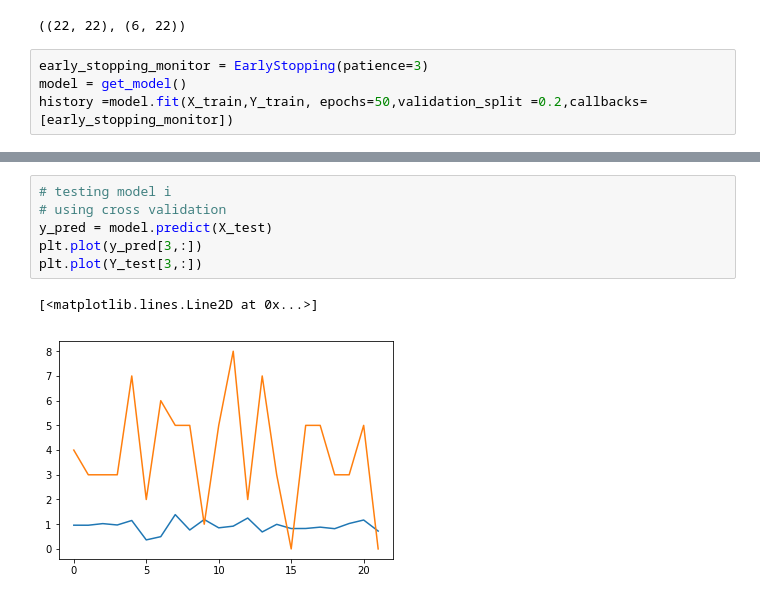
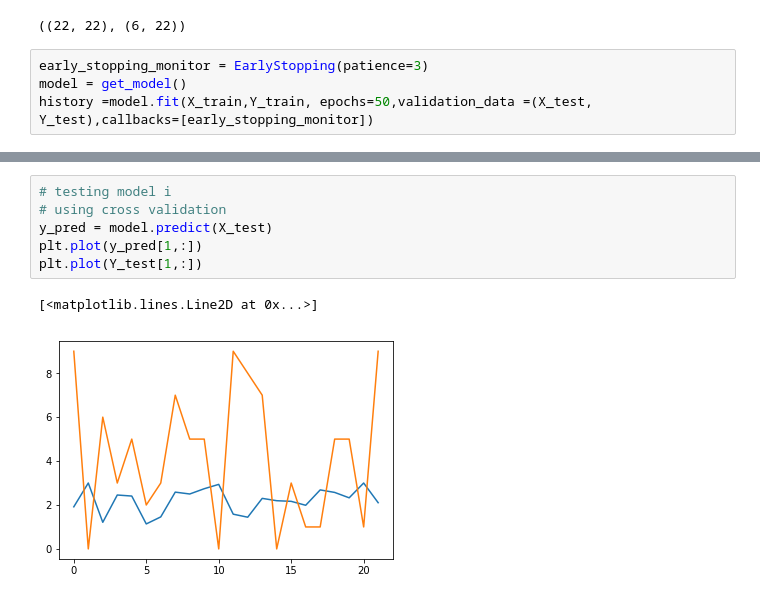
Before and after one commit to DrCod/MRS, a Jupyter notebook: notebooks/mrs_model.ipynb, the cells around one changed output, grey strips where cells are left out. Cells and saved outputs as stored; diff of their text form.

Commit message:
model successfully built to predict 22-dimensional vector output

```diff
--- a/notebooks/mrs_model.ipynb
+++ b/notebooks/mrs_model.ipynb
@@ -188,5 +190,5 @@ Y_train.shape, Y_test.shape
 # %%
 early_stopping_monitor = EarlyStopping(patience=3)
 model = get_model()
-history =model.fit(X_train,Y_train, epochs=50,validation_split =0.2,callbacks=[early_stopping_monitor])
+history =model.fit(X_train,Y_train, epochs=50,validation_data =(X_test, Y_test),callbacks=[early_stopping_monitor])
 # %% [output]
@@ -244,12 +259,12 @@ _________________________________________________________________
 # %%
 # testing model i
 # using cross validation
 y_pred = model.predict(X_test)
-plt.plot(y_pred[3,:])
-plt.plot(Y_test[3,:])
+plt.plot(y_pred[1,:])
+plt.plot(Y_test[1,:])
 # %% [output]
 [<matplotlib.lines.Line2D at 0x...>]
-[figure, old version]
+[figure, new version]
 # %%
 secondModel = get_model_2()
 secondModel.summary()
```
Also changed, not shown: parts of 11 cells of this notebook.
